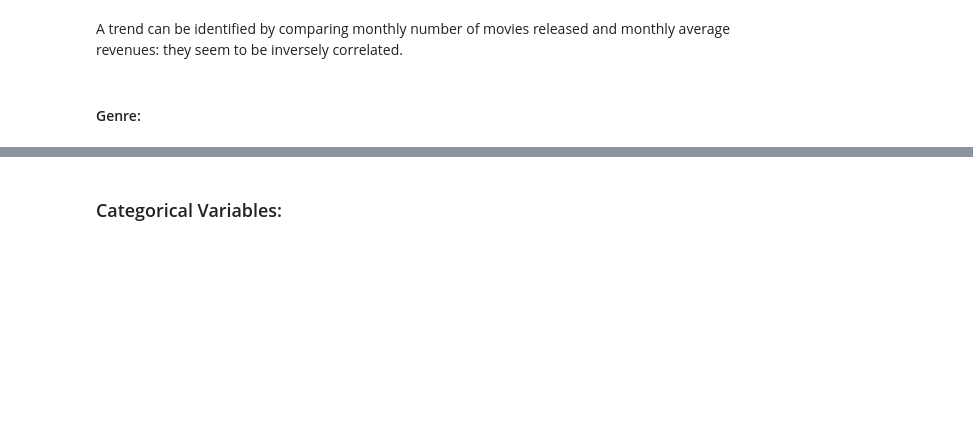
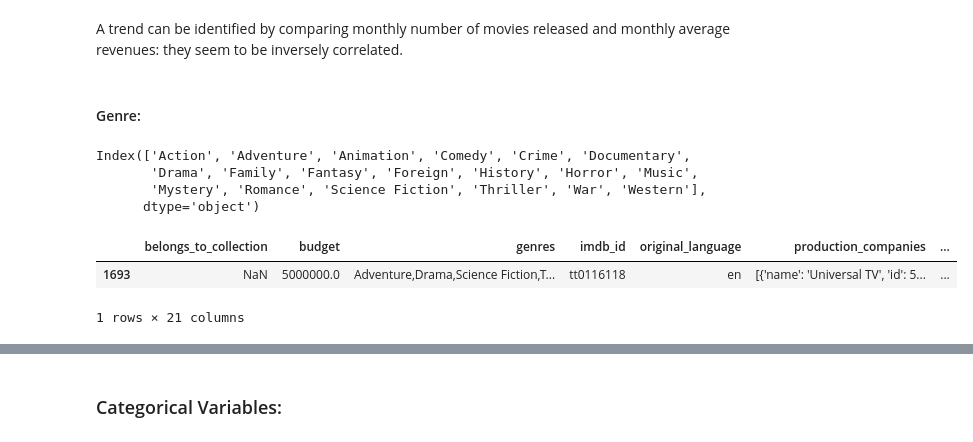
Before and after one commit to AmazingSean/kaggle_box_office, a Jupyter notebook: box_office_pred/src/Untitled.ipynb, the cells around one changed output, grey strips where cells are left out. Cells and saved outputs as stored; diff of their text form; code cells hidden in the pictures; blank space fills up the shorter version.

```diff
--- a/box_office_pred/src/Untitled.ipynb
+++ b/box_office_pred/src/Untitled.ipynb
@@ -304,3 +295,49 @@ compare_num_with_rev_by_year(2010)
 A trend can be identified by comparing monthly number of movies released and monthly average revenues: they seem to be inversely correlated.
 # %% [markdown]
 #### Genre:
+# %%
+def get_dictionary(s):
+    try:
+        d = eval(s)
+    except:
+        d = {}
+    return d
+train = train
+train['genres'] = train['genres'].map(lambda x: sorted([d['name'] for d in get_dictionary(x)])).map(lambda x: ','.join(map(str, x)))
+
+genres = train.genres.str.get_dummies(sep=',')
+# # train = pd.concat([train, genres], axis=1, sort=False)
+# print("Action:", train[train['Action'] == 1].shape[0])
+# print("Adventure:", train[train.Adventure == 1].shape[0])
+# print("Animation:", train[train.Animation == 1].shape[0])
+# print("Comedy:", train[train.Comedy == 1].shape[0])
+# print("Crime:", train[train.Crime == 1].shape[0])
+# print("Documentary:", train[train.Documentary == 1].shape[0])
+# print("Drama:", train[train.Drama == 1].shape[0])
+# print("Family:", train[train.Family == 1].shape[0])
+# print("Fantasy:", train[train.Fantasy == 1].shape[0])
+# print("Foreign:", train[train.Foreign == 1].shape[0])
+# print("History:", train[train.History == 1].shape[0])
+# print("Music:", train[train.Music == 1].shape[0])
+# print("Mystery ", train[train.Mystery == 1].shape[0])
+# print("Romance", train[train.Romance == 1].shape[0])
+# print("Science ", train[train['Science Fiction'] == 1].shape[0])
+# print("TV: ", train[train['TV Movie'] == 1].shape[0])
+# print("Thriller: ", train[train.Thriller == 1].shape[0])
+# print("War:", train[train.War == 1].shape[0])
+# print("Western: ", train[train.Western == 1].shape[0])
+# %%
+train = pd.concat([train, genres], axis=1, sort=False)
+genres = train.genres.str.get_dummies(sep=',')
+genres.columns
+# %% [output]
+Index(['Action', 'Adventure', 'Animation', 'Comedy', 'Crime', 'Documentary',
+       'Drama', 'Family', 'Fantasy', 'Foreign', 'History', 'Horror', 'Music',
+       'Mystery', 'Romance', 'Science Fiction', 'Thriller', 'War', 'Western'],
+      dtype='object')
+# %%
+train[train['genres'].str.contains('TV')]
+# %% [output]
+|  | belongs_to_collection | budget | genres | imdb_id | original_language | production_companies | ... |
+| 1693 | NaN | 5000000.0 | Adventure,Drama,Science Fiction,T... | tt0116118 | en | [{'name': 'Universal TV', 'id': 5... | ... |
+1 rows × 21 columns
```
Also changed, not shown: parts of 15 cells of this notebook, 1 other file.
